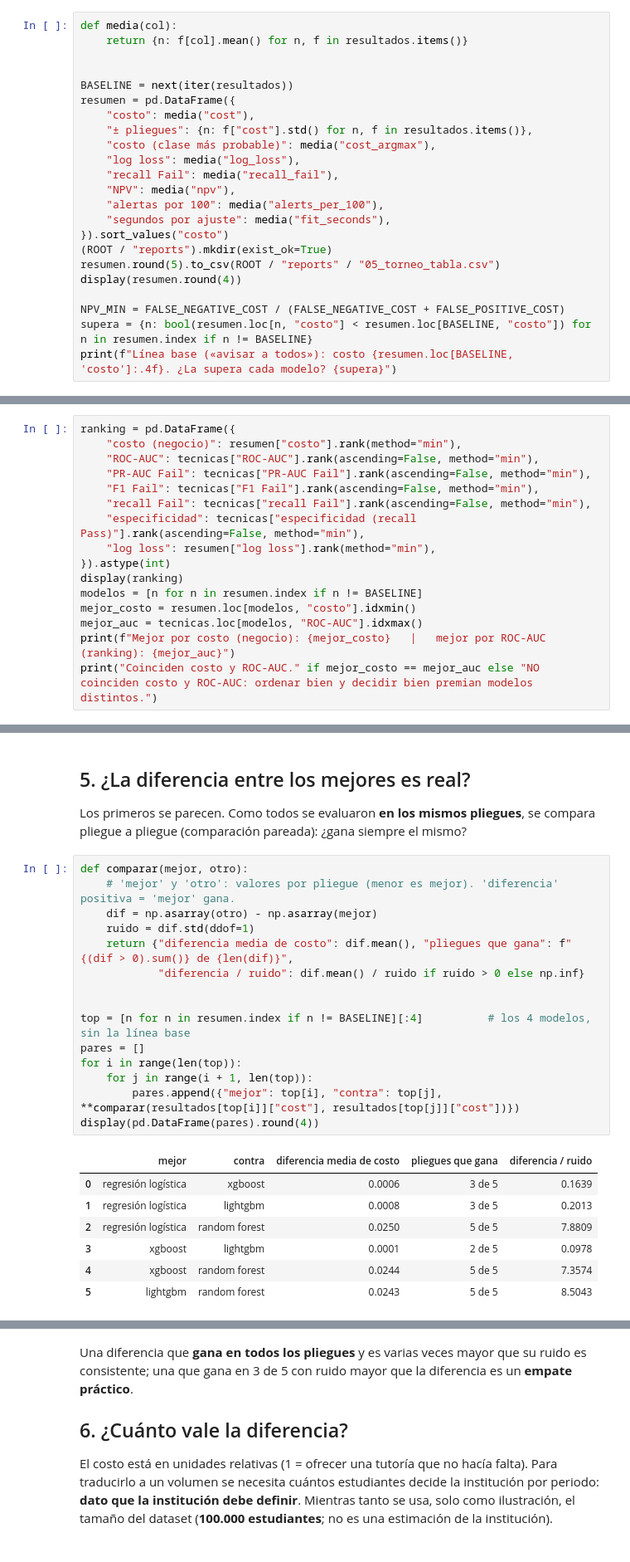
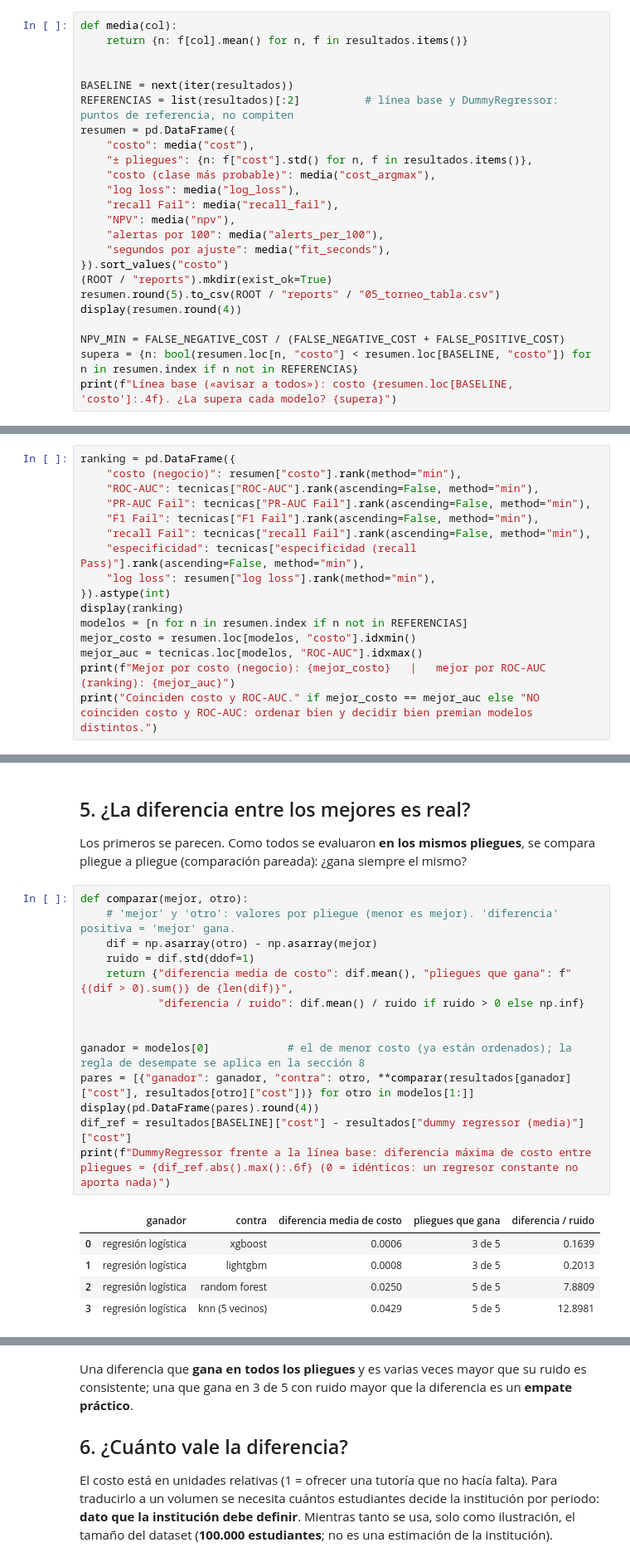
Before and after one commit to 123omarrendon/esp_lab_analisis_avanzado, a Jupyter notebook: notebooks/05b_torneo_aprueba_o_no.ipynb, the cells around one changed output, grey strips where cells are left out. Shown at 83% size. Drawn from its saved outputs; the diff is of its cells as text.

```diff
--- a/notebooks/05b_torneo_aprueba_o_no.ipynb
+++ b/notebooks/05b_torneo_aprueba_o_no.ipynb
@@ -111,6 +115,7 @@ def media(col):
 
 
 BASELINE = next(iter(resultados))
+REFERENCIAS = list(resultados)[:2]          # línea base y DummyRegressor: puntos de referencia, no compiten
 resumen = pd.DataFrame({
     "costo": media("cost"),
     "± pliegues": {n: f["cost"].std() for n, f in resultados.items()},
@@ -126,7 +131,7 @@ resumen.round(5).to_csv(ROOT / "reports" / "05_torneo_tabla.csv")
 display(resumen.round(4))
 
 NPV_MIN = FALSE_NEGATIVE_COST / (FALSE_NEGATIVE_COST + FALSE_POSITIVE_COST)
-supera = {n: bool(resumen.loc[n, "costo"] < resumen.loc[BASELINE, "costo"]) for n in resumen.index if n != BASELINE}
+supera = {n: bool(resumen.loc[n, "costo"] < resumen.loc[BASELINE, "costo"]) for n in resumen.index if n not in REFERENCIAS}
 print(f"Línea base («avisar a todos»): costo {resumen.loc[BASELINE, 'costo']:.4f}. ¿La supera cada modelo? {supera}")
 # %% [output]
 |  | costo | ± pliegues | costo (clase más probable) | log loss | recall Fail | NPV | alertas por 100 | ... |
@@ -192,7 +201,7 @@ ranking = pd.DataFrame({
     "log loss": resumen["log loss"].rank(method="min"),
 }).astype(int)
 display(ranking)
-modelos = [n for n in resumen.index if n != BASELINE]
+modelos = [n for n in resumen.index if n not in REFERENCIAS]
 mejor_costo = resumen.loc[modelos, "costo"].idxmin()
 mejor_auc = tecnicas.loc[modelos, "ROC-AUC"].idxmax()
 print(f"Mejor por costo (negocio): {mejor_costo}   |   mejor por ROC-AUC (ranking): {mejor_auc}")
@@ -262,23 +279,20 @@ Los primeros se parecen. Como todos se evaluaron **en los mismos pliegues**, se
 # %%
 def comparar(mejor, otro):
     # 'mejor' y 'otro': valores por pliegue (menor es mejor). 'diferencia' positiva = 'mejor' gana.
     dif = np.asarray(otro) - np.asarray(mejor)
     ruido = dif.std(ddof=1)
     return {"diferencia media de costo": dif.mean(), "pliegues que gana": f"{(dif > 0).sum()} de {len(dif)}",
             "diferencia / ruido": dif.mean() / ruido if ruido > 0 else np.inf}
 
 
-top = [n for n in resumen.index if n != BASELINE][:4]          # los 4 modelos, sin la línea base
-pares = []
-for i in range(len(top)):
-    for j in range(i + 1, len(top)):
-        pares.append({"mejor": top[i], "contra": top[j], **comparar(resultados[top[i]]["cost"], resultados[top[j]]["cost"])})
+ganador = modelos[0]            # el de menor costo (ya están ordenados); la regla de desempate se aplica en la sección 8
+pares = [{"ganador": ganador, "contra": otro, **comparar(resultados[ganador]["cost"], resultados[otro]["cost"])} for otro in modelos[1:]]
 display(pd.DataFrame(pares).round(4))
+dif_ref = resultados[BASELINE]["cost"] - resultados["dummy regressor (media)"]["cost"]
+print(f"DummyRegressor frente a la línea base: diferencia máxima de costo entre pliegues = {dif_ref.abs().max():.6f} (0 = idénticos: un regresor constante no aporta nada)")
 # %% [output]
-|  | mejor | contra | diferencia media de costo | pliegues que gana | diferencia / ruido |
+|  | ganador | contra | diferencia media de costo | pliegues que gana | diferencia / ruido |
 | 0 | regresión logística | xgboost | 0.0006 | 3 de 5 | 0.1639 |
 | 1 | regresión logística | lightgbm | 0.0008 | 3 de 5 | 0.2013 |
 | 2 | regresión logística | random forest | 0.0250 | 5 de 5 | 7.8809 |
-| 3 | xgboost | lightgbm | 0.0001 | 2 de 5 | 0.0978 |
-| 4 | xgboost | random forest | 0.0244 | 5 de 5 | 7.3574 |
-| 5 | lightgbm | random forest | 0.0243 | 5 de 5 | 8.5043 |
+| 3 | regresión logística | knn (5 vecinos) | 0.0429 | 5 de 5 | 12.8981 |
```
Also changed, not shown: parts of 17 cells of this notebook, 13 other files.
